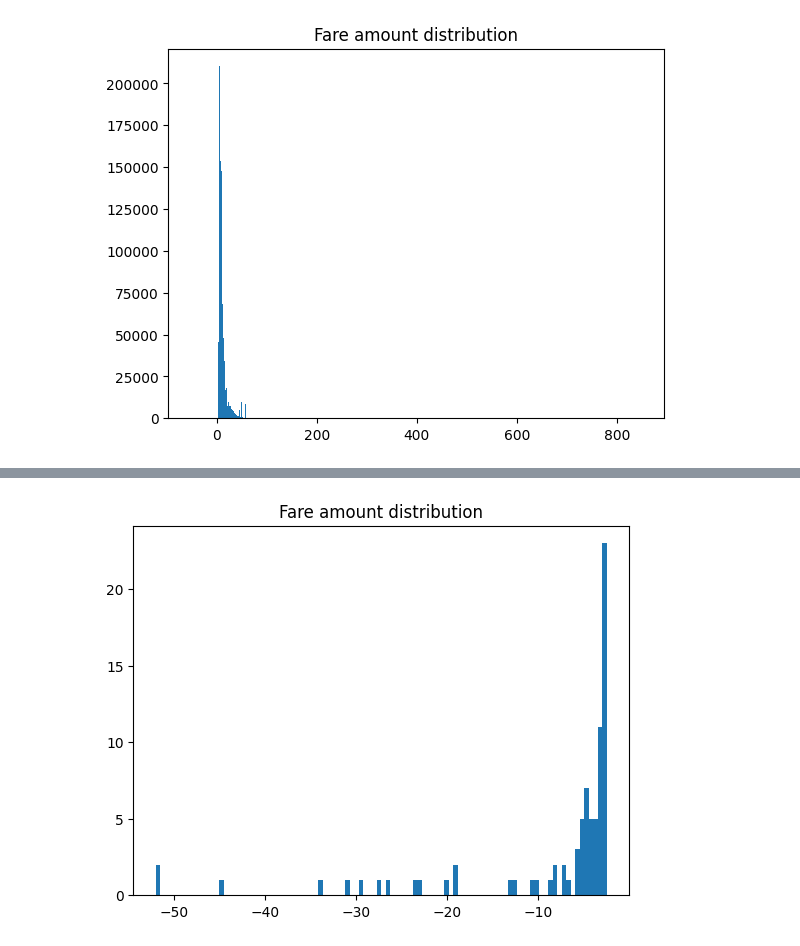
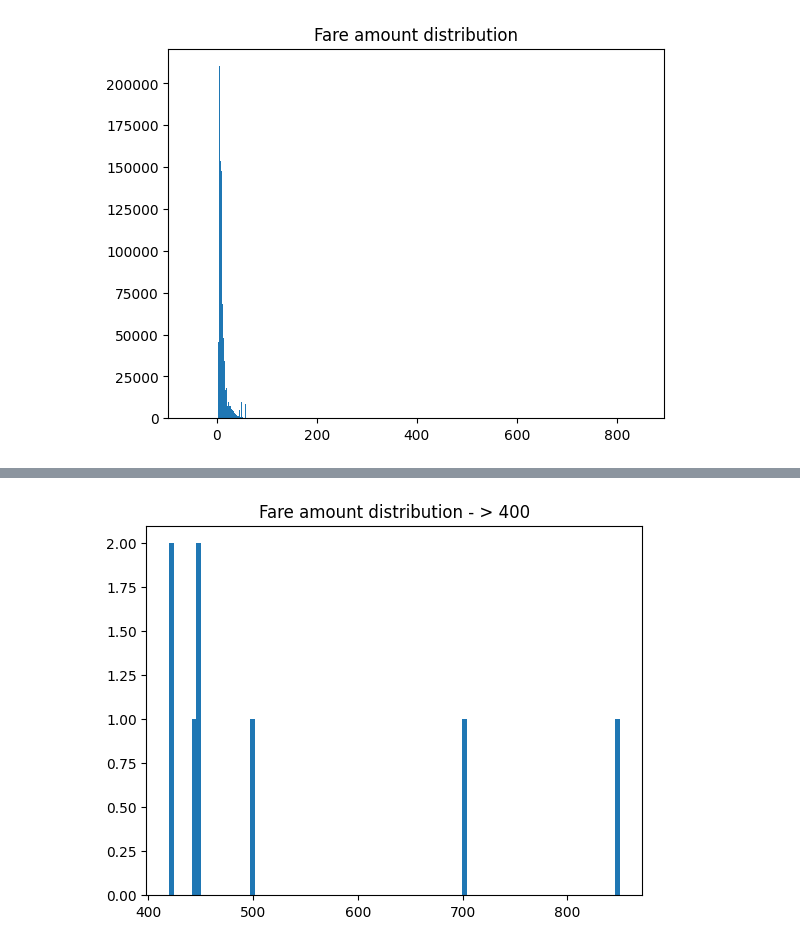
Before and after one commit to DavidGuzzi/DGKaggle, a Jupyter notebook: New York City Taxi Fare Prediction/taxi_fare_prediction_DG.ipynb, the cells around one changed output, grey strips where cells are left out. Drawn from its saved outputs; the diff is of its cells as text; code cells hidden in the pictures.

```diff
--- a/New York City Taxi Fare Prediction/taxi_fare_prediction_DG.ipynb
+++ b/New York City Taxi Fare Prediction/taxi_fare_prediction_DG.ipynb
@@ -103,7 +114,7 @@ plt.show()
 # %%
 fig, ax = plt.subplots()
-ax.hist(df[df['fare_amount'] < 0]['fare_amount'], bins=100)
-ax.set_title('Fare amount distribution')
+ax.hist(df[df['fare_amount'] > 400]['fare_amount'], bins=100)
+ax.set_title('Fare amount distribution - > 400')
 plt.show()
 # %% [output]
-[figure, old version]
+[figure, new version]
```
Also changed, not shown: parts of 9 cells of this notebook.
